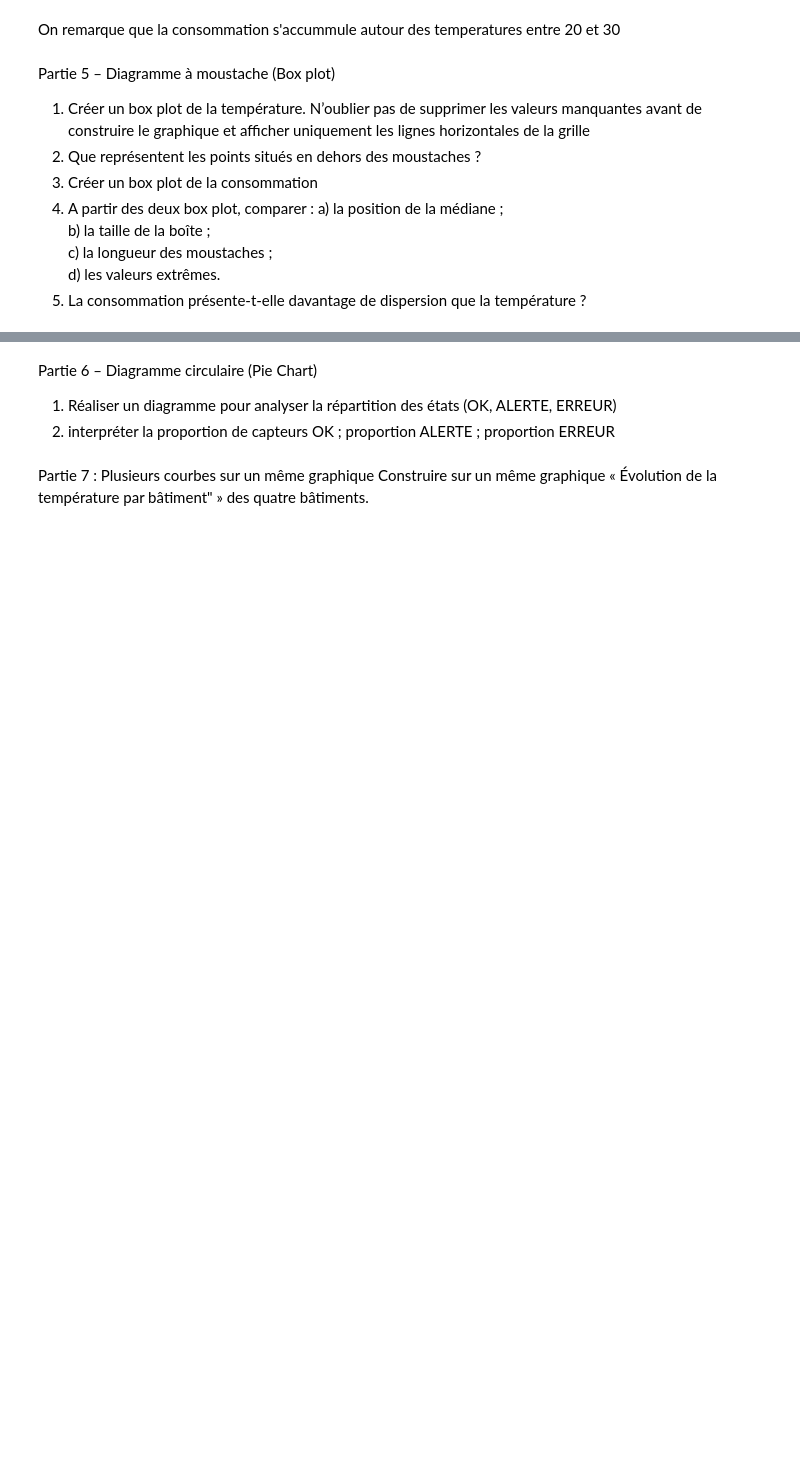
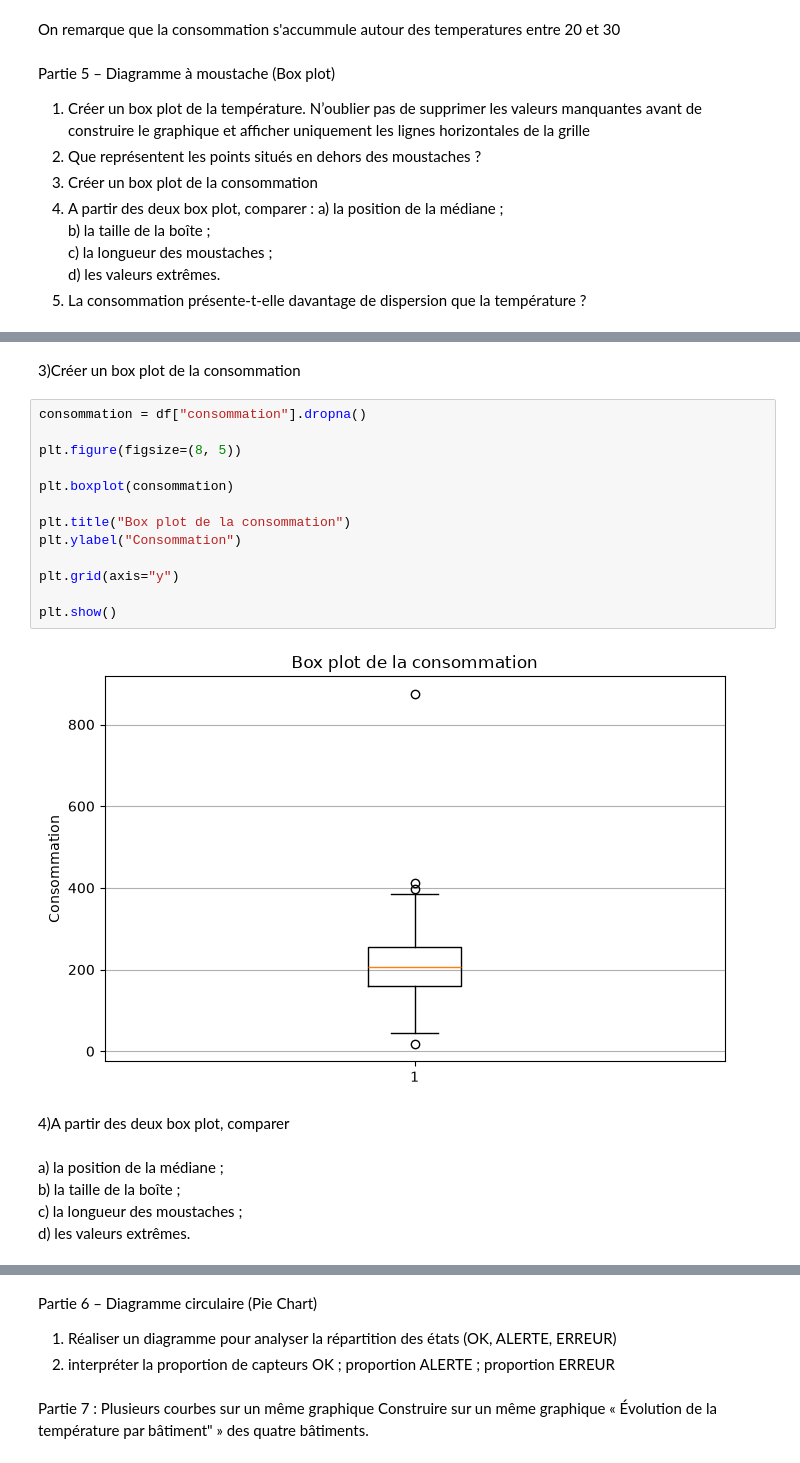
Before and after one commit to rokhayacoumbadiouf-bit/Atelier_Matplotlib, a Jupyter notebook: atelier_matplotlib_iot/notebooks/atelier_matplotlib_iot.ipynb, the cells around one changed output, grey strips where cells are left out. Saved outputs shown, nothing was run; the diff lists cells and outputs as text; blank space fills up the shorter version.

```diff
--- a/atelier_matplotlib_iot/notebooks/atelier_matplotlib_iot.ipynb
+++ b/atelier_matplotlib_iot/notebooks/atelier_matplotlib_iot.ipynb
@@ -192,0 +224,24 @@ d) les valeurs extrêmes.
+# %% [markdown]
+3)Créer un box plot de la consommation
+# %%
+consommation = df["consommation"].dropna()
+
+plt.figure(figsize=(8, 5))
+
+plt.boxplot(consommation)
+
+plt.title("Box plot de la consommation")
+plt.ylabel("Consommation")
+
+plt.grid(axis="y")
+
+plt.show()
+# %% [output]
+[figure, added]
+# %% [markdown]
+4)A partir des deux box plot, comparer
+# %% [markdown]
+a) la position de la médiane ;
+b) la taille de la boîte ;
+c) la longueur des moustaches ;
+d) les valeurs extrêmes.
```
Also changed, not shown: parts of 14 cells of this notebook.
